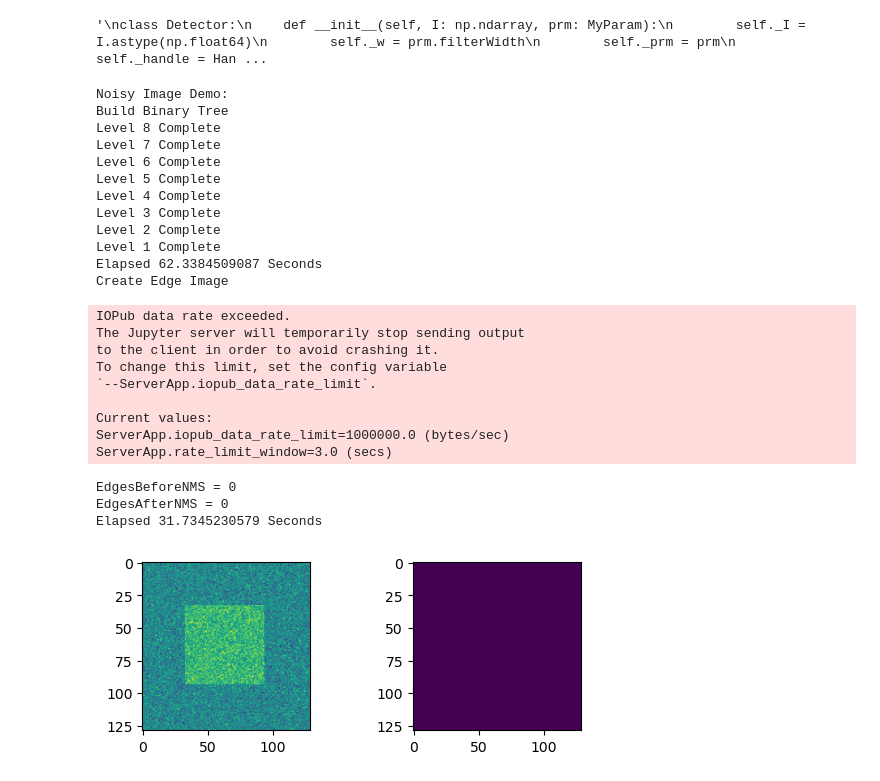
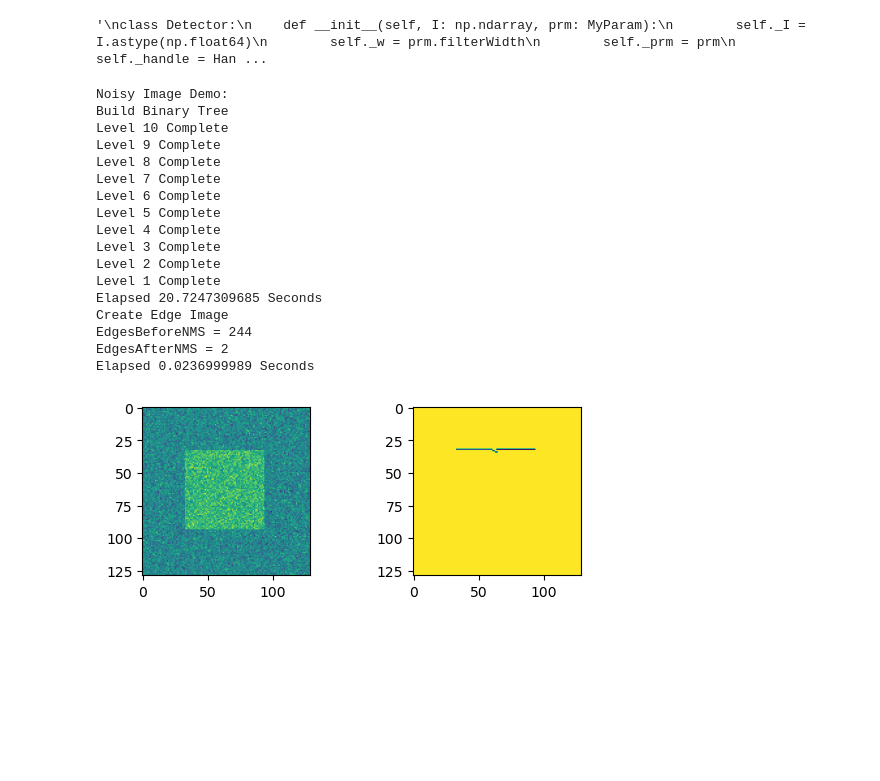
Before and after one commit to NatiOfir/PythonFaintEdgeDetection, a Jupyter notebook: FaintEdgeDetection.ipynb, the cells around one changed output. Drawn from its saved outputs; the diff is of its cells as text; code cells hidden in the pictures; blank space fills up the shorter version.

Commit message:
first edge results

```diff
--- a/FaintEdgeDetection.ipynb
+++ b/FaintEdgeDetection.ipynb
@@ -1568,14 +1573,15 @@ def my_run_im(I: np.ndarray, E: np.ndarray, prm: MyParam):
         print(f"Processing time: {processing_time:.2f} seconds")
 
     # Normalize edge map
-    E = E / (np.max(E)+np.max(E)==0)
+    E -= E.min()
+    E = E / E.max()
     return E
 
 def main():
     # Noisy Image Demo
     print("Noisy Image Demo:")
     I = read_image("Sqr.png")
-    I = np.float64(I) / I.max()
+    I = np.float64(I) / 255.0
     plt.subplot(2,2,1)
     plt.imshow(I)
     prm = MyParam()
@@ -1598,44 +1604,37 @@ def main():
     I = np.float64(I) / 255.0
     plt.subplot(2,2,3)
     plt.imshow(I);
     prm.slidingWindow = 129
     prm.noisyImage = False
     prm.parallel = False
     prm.splitPoints = 0
 
     E = np.zeros_like(I)
     E = my_run_im(I, E, prm)
     E = 1 - E
     plt.subplot(2,2,4)
     plt.imshow(E)
 
     print("Finished")
 
 if __name__ == "__main__":
     main()
 # %% [output]
 Noisy Image Demo:
 Build Binary Tree
+Level 10 Complete
+Level 9 Complete
 Level 8 Complete
 Level 7 Complete
 Level 6 Complete
 Level 5 Complete
 Level 4 Complete
 Level 3 Complete
 Level 2 Complete
 Level 1 Complete
-Elapsed 62.3384509087 Seconds
+Elapsed 20.7247309685 Seconds
 Create Edge Image
+EdgesBeforeNMS = 244
+EdgesAfterNMS = 2
+Elapsed 0.0236999989 Seconds
-IOPub data rate exceeded.
-The Jupyter server will temporarily stop sending output
-to the client in order to avoid crashing it.
-To change this limit, set the config variable
-`--ServerApp.iopub_data_rate_limit`.
-
-Current values:
-ServerApp.iopub_data_rate_limit=1000000.0 (bytes/sec)
-ServerApp.rate_limit_window=3.0 (secs)
-EdgesBeforeNMS = 0
-EdgesAfterNMS = 0
-Elapsed 31.7345230579 Seconds
-[figure, old version]
+[figure, new version]
```
Also changed, not shown: parts of 2 cells of this notebook.
